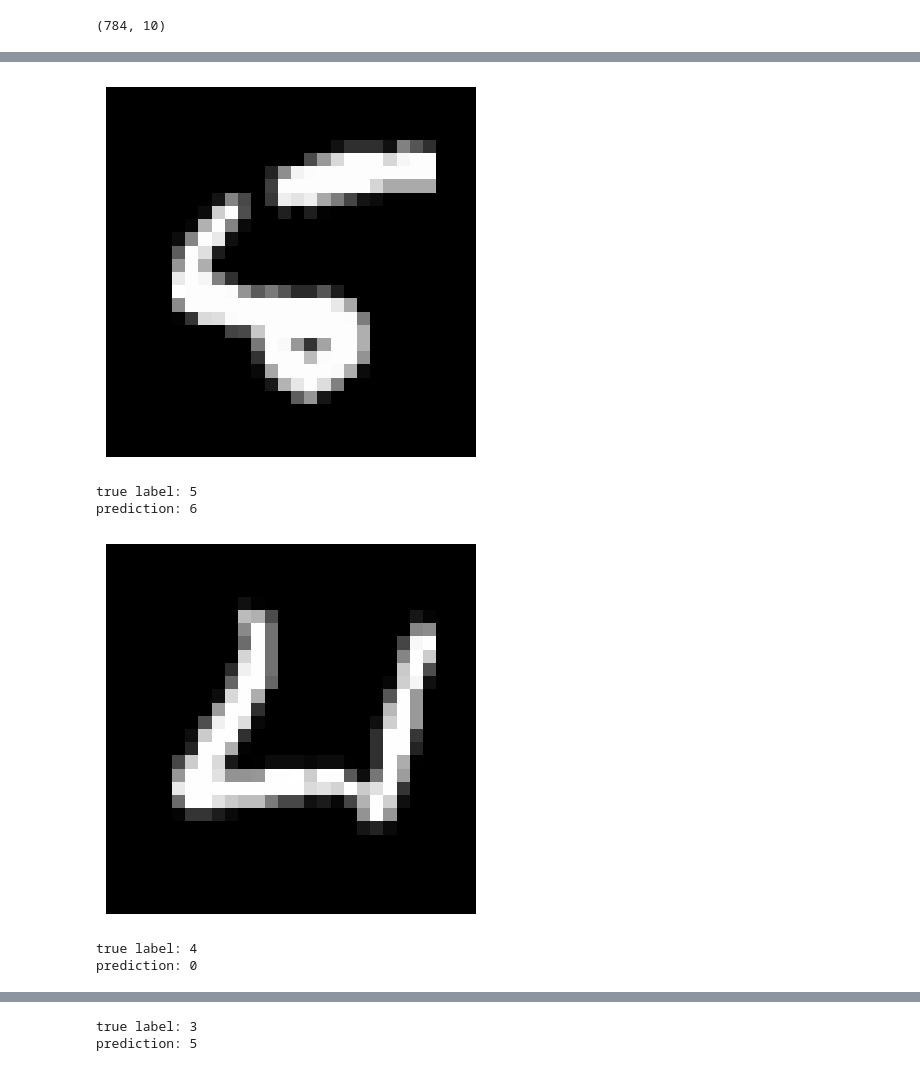
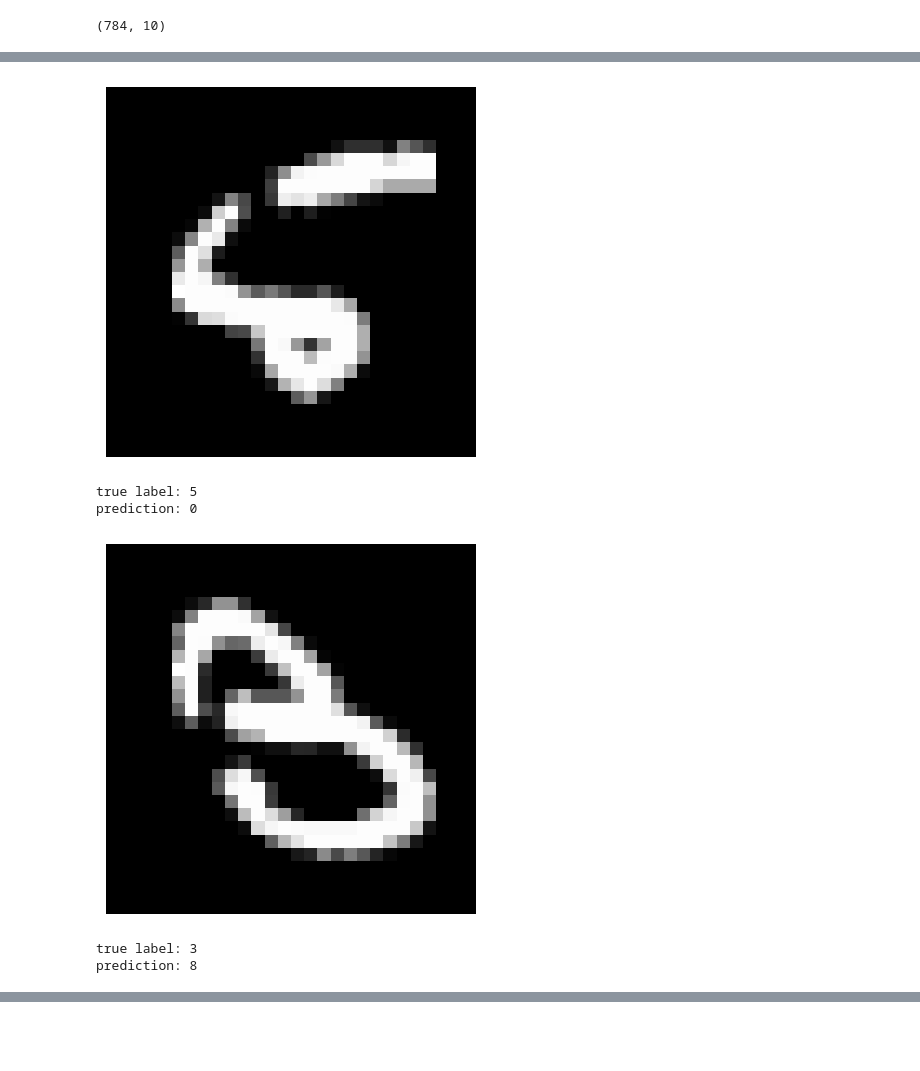
Before and after one commit to Alireza2317/NeuralNet_from_scratch, a Jupyter notebook: app.ipynb, the cells around one changed output, grey strips where cells are left out. Drawn from its saved outputs; the diff is of its cells as text; code cells hidden in the pictures; blank space fills up the shorter version.

```diff
--- a/app.ipynb
+++ b/app.ipynb
@@ -594,6 +585,14 @@ class NeuralNetwork:
 		with open(filename, 'w') as file:
 			for p in self.parameters.reshape((-1, )):
 				file.write(f'{p}\n')
+# %%
+def show_sample(sample: np.ndarray):
+		#* sample.shape = (784, 1)
+		matrix = np.array(sample).reshape(28, 28)
+		matrix *= 255
+		plt.imshow(matrix, cmap='gray', vmin=0, vmax=255)
+		plt.axis('off')
+		plt.show()
 # %%
 train_df = pd.read_csv('./data/mnist_train.csv')
 test_df = pd.read_csv('./data/mnist_test.csv')
@@ -607,10 +606,9 @@ x_test = (x_test / 255.0).astype(np.float64)
 y_test = np.array(test_df.iloc[:, 0:1]).reshape((1, -1))
 # %%
 np.random.seed(42)
-NN = NeuralNetwork(layers_structure=[784, 6, 10], activation='sigmoid')
+NN = NeuralNetwork(layers_structure=[784, 10, 10], activation='sigmoid')
 
 #weights = [np.random.randn(*shape) * np.sqrt(1. / shape[1]) for shape in NN._weights_shapes]
 #biases = [np.random.randn(*shape) for shape in NN._biases_shapes]
 #NN.init_weights_biases(weights, biases)
 #NN.load_params_from_file(filename='randomparams')
-NN.parameters[:10]
@@ -646,3 +624,3 @@ Cost = 3.632
 # %%
-NN.train(x_train, y_train, number_of_epochs=4, mini_batches_size=400, learning_rate=0.3, constant_lr=False)
+NN.train(x_train, y_train, number_of_epochs=14, mini_batches_size=120, learning_rate=1, constant_lr=False)
 # %% [output]
@@ -676,6 +664,7 @@ custom_test_x.shape
 (784, 10)
 # %%
 for sample in custom_test_x.T:
+	sample = sample.reshape((-1, 1))
 	print(NN.predict(sample))
 	print(NN.predict_v(sample))
 	NN.show_sample(sample)
@@ -758,19 +747,17 @@ NN.accuracy_score(custom_test_x, [list(range(10))])
 # %%
 #* examples where the prediction was not correct
 for i, (sample, label) in enumerate(zip(x_test.T, y_test[0])):
+	sample = sample.reshape((-1, 1))
 	p = NN.predict(sample)
 	if p != label:
-		NN.show_sample(sample)
+		show_sample(sample)
 		print(f'true label: {label}')
 		print(f'prediction: {p}')
-	if i >= 200: break
-
-layers = [NN.hlayer1.reshape((16,)), NN.hlayer2.reshape((16,)), NN.output_layer.reshape((10,))]
-#plot_neural_network(layers)
+	if i >= 20: break
 # %% [output]
 [figure]
 true label: 5
-prediction: 6
+prediction: 0
-[figure, old version]
+[figure, new version]
-true label: 4
-prediction: 0
+true label: 3
+prediction: 8
@@ -778,2 +763,0 @@ prediction: 0
-true label: 3
-prediction: 5
```
Also changed, not shown: parts of 10 cells of this notebook.
